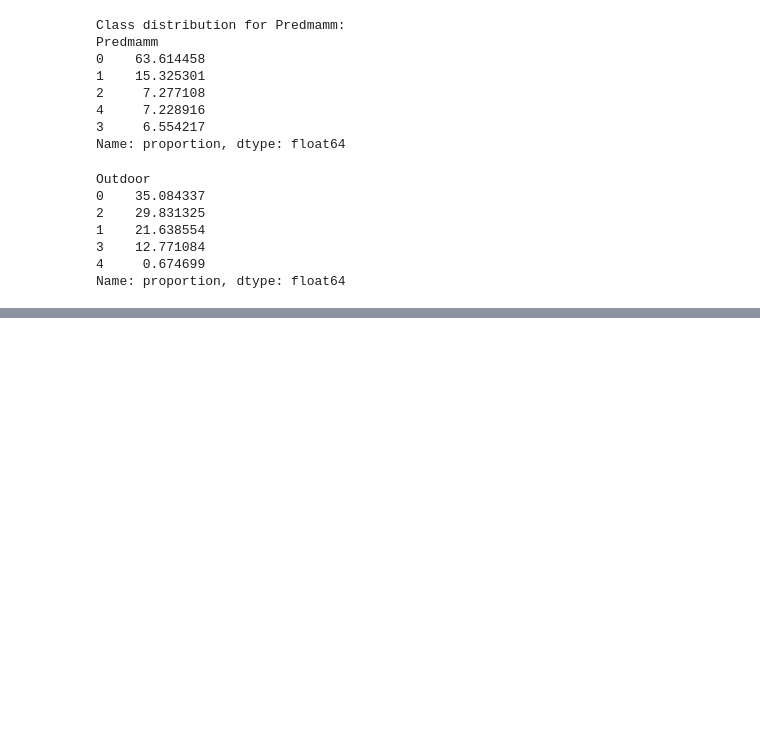
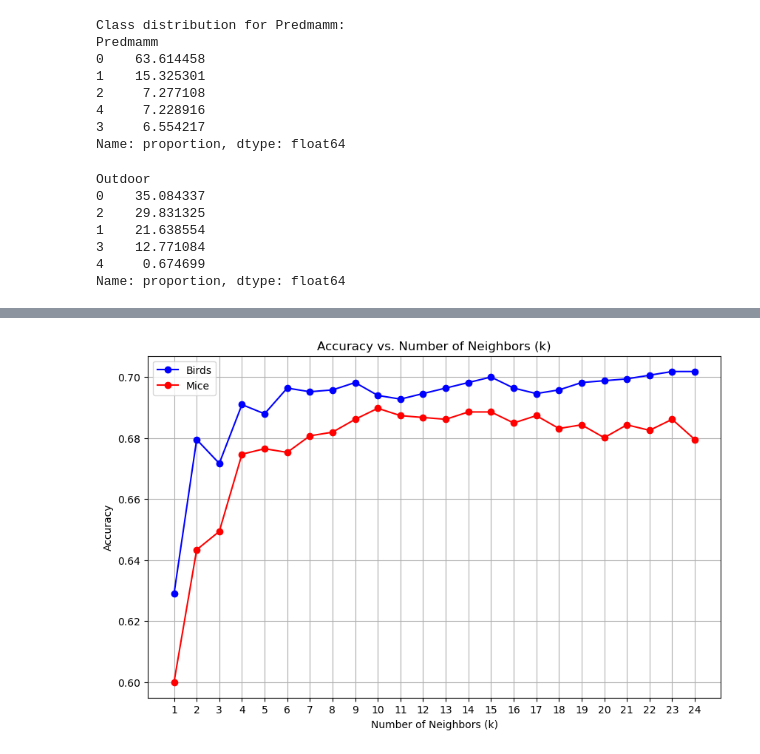
Before and after one commit to cjduhamel/cat_behavior_project, a Jupyter notebook: Cat_Behavior_Project.ipynb, the cells around one changed output, grey strips where cells are left out. Drawn from its saved outputs; the diff is of its cells as text; code cells hidden in the pictures; blank space fills up the shorter version.

Commit message:
refined models and added additional deliverables

```diff
--- a/Cat_Behavior_Project.ipynb
+++ b/Cat_Behavior_Project.ipynb
@@ -712,0 +1232,20 @@ Average Error for Predmamm (Random Forest): 0.6120481927710844
+# %%
+# Optimize MLP Classifier with Grid Search
+param_grid_mlp = {
+    'hidden_layer_sizes': [(100,), (200,), (300,), (100, 50, 25), (200, 100, 50), (300, 200, 100), (256, 128, 64)],
+    'activation': ['relu', 'tanh', 'logistic'],
+    'solver': ['adam', 'sgd'],
+    'alpha': [0.0001, 0.001, 0.01],
+}
+
+grid_search_mlp_birds = GridSearchCV(estimator=mlp_birds, param_grid=param_grid_mlp, cv=cv, scoring='accuracy', n_jobs=-1)
+grid_search_mlp_mice = GridSearchCV(estimator=mlp_mice, param_grid=param_grid_mlp, cv=cv, scoring='accuracy', n_jobs=-1)
+
+grid_search_mlp_birds.fit(X_train_birds, y_train_birds)
+grid_search_mlp_mice.fit(X_train_mice, y_train_mice)
+
+print("Best hyperparameters for Predoiseau (MLP):", grid_search_mlp_birds.best_params_)
+print("Best cross-validation score for Predoiseau (MLP):", grid_search_mlp_birds.best_score_)
+
+print("Best hyperparameters for Predmamm (MLP):", grid_search_mlp_mice.best_params_)
+print("Best cross-validation score for Predmamm (MLP):", grid_search_mlp_mice.best_score_)
@@ -712,0 +1314,71 @@ Average Error for Predmamm (Random Forest): 0.6120481927710844
+# %%
+#KNN with hyper-parameter tuning with plotting
+
+k_values = list(range(1, 25))
+param_grid = {'n_neighbors': k_values}
+
+knn_birds_tuned = KNeighborsClassifier()
+knn_mice_tuned = KNeighborsClassifier()
+
+grid_search_birds = GridSearchCV(estimator=knn_birds_tuned, param_grid=param_grid, cv=5, scoring='accuracy')
+grid_search_birds.fit(X_train_birds, y_train_birds)
+
+results_birds = grid_search_birds.cv_results_
+results_birds_df = pd.DataFrame(results_birds)
+
+plt.figure(figsize=(10, 6))
+plt.plot(results_birds_df['param_n_neighbors'], results_birds_df['mean_test_score'], marker='o', linestyle='-', color='b', label='Birds')
+
+grid_search_mice = GridSearchCV(estimator=knn_mice_tuned, param_grid=param_grid, cv=5, scoring='accuracy')
+grid_search_mice.fit(X_train_mice, y_train_mice)
+
+results_mice = grid_search_mice.cv_results_
+results_mice_df = pd.DataFrame(results_mice)
+
+plt.plot(results_mice_df['param_n_neighbors'], results_mice_df['mean_test_score'], marker='o', linestyle='-', color='r', label='Mice')
+
+plt.title("Accuracy vs. Number of Neighbors (k)")
+plt.xlabel("Number of Neighbors (k)")
+plt.ylabel("Accuracy")
+plt.grid(True)
+plt.xticks(range(1, 25))
+plt.legend()
+plt.show()
+
+best_k_birds = grid_search_birds.best_params_['n_neighbors']
+print("Best value of k for Predoiseau (Birds)")
+print(best_k_birds)
+
+best_k_mice = grid_search_mice.best_params_['n_neighbors']
+print("Best value of k for Predmamm (Mammals)")
+print(best_k_mice)
+
+optimal_knn_birds = grid_search_birds.best_estimator_
+
+optimal_knn_mice = grid_search_mice.best_estimator_
+
+y_pred_birds = optimal_knn_birds.predict(X_test_birds)
+
+y_pred_mice = optimal_knn_mice.predict(X_test_mice)
+
+accuracy_birds = accuracy_score(y_test_birds, y_pred_birds)
+print("Accuracy for Predoiseau (Birds) with optimal k")
+print(accuracy_birds)
+
+accuracy_mice = accuracy_score(y_test_mice, y_pred_mice)
+print("Accuracy for Predmamm (Mammals) with optimal k")
+print(accuracy_mice)
+
+#determine standard deviation of the model
+residuals_birds = y_test_birds - y_pred_birds
+residuals_mice = y_test_mice - y_pred_mice
+
+# Average Error for Predoiseau
+avg_error_birds = abs(residuals_birds).mean()
+print(f"\nAverage Error for Predoiseau (Birds): {avg_error_birds}")
+
+# Average Error for Predmamm
+avg_error_mice = abs(residuals_mice).mean()
+print(f"Average Error for Predmamm (Mammals): {avg_error_mice}")
+# %% [output]
+[figure, added]
```
Also changed, not shown: parts of 53 cells of this notebook, 4 other files.
